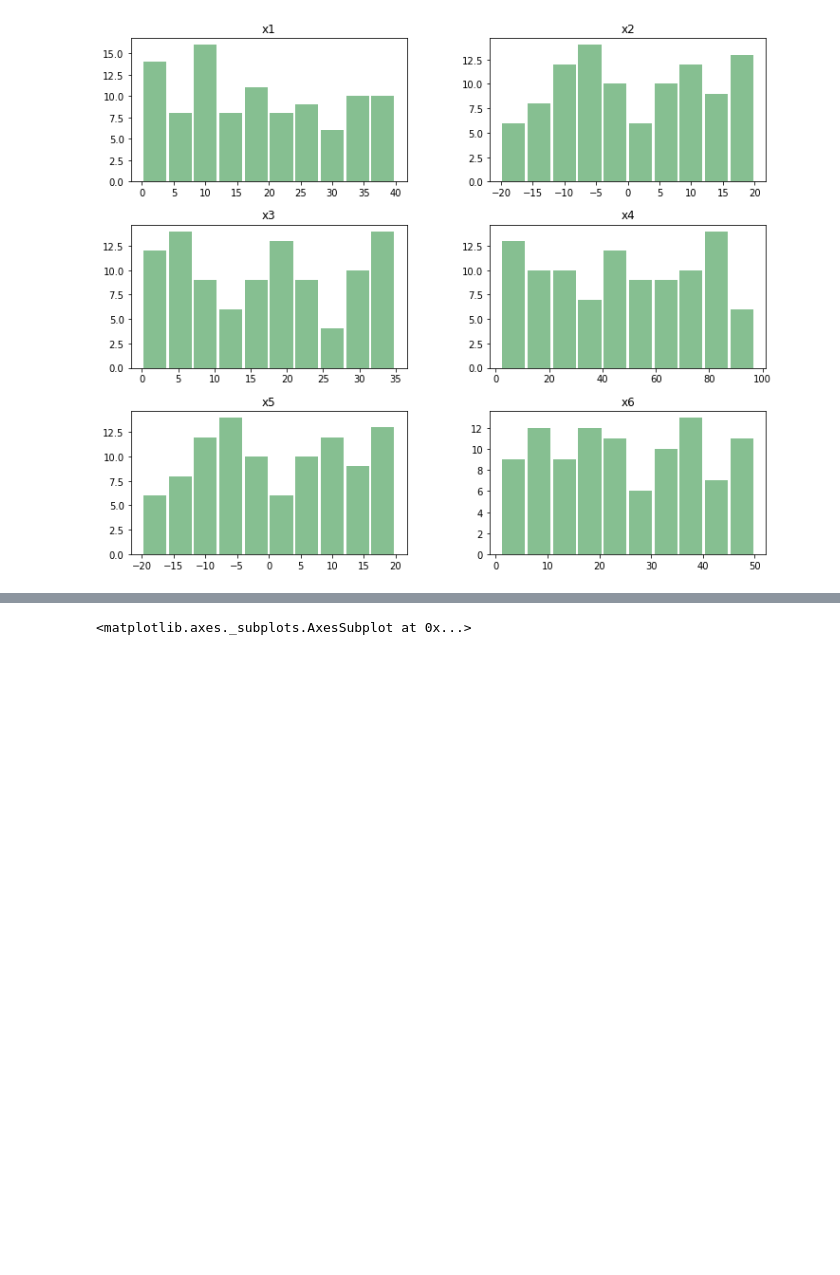
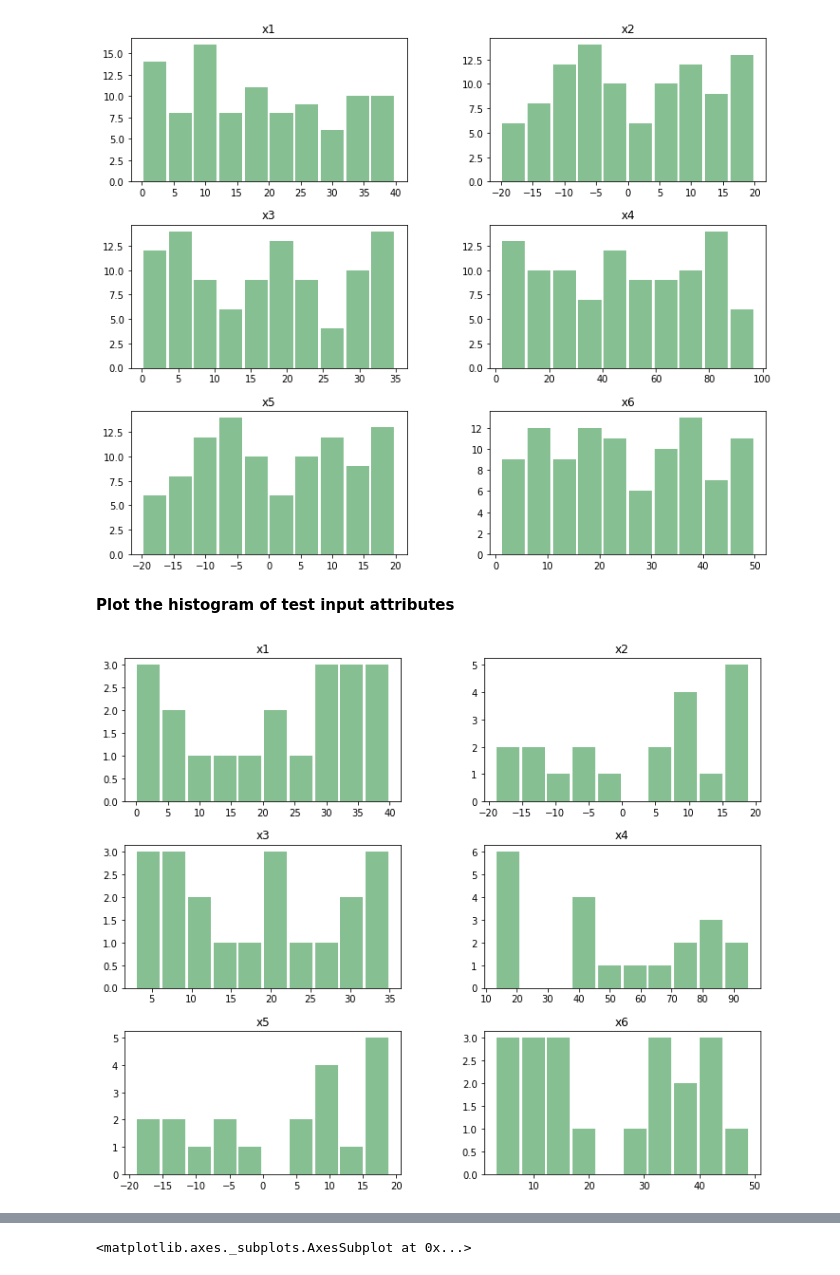
Before and after one commit to halilyaman/atlas-machine-learning, a Jupyter notebook: CE475_project.ipynb, the cells around one changed output, grey strips where cells are left out. Saved outputs shown, nothing was run; the diff lists cells and outputs as text; code cells hidden in the pictures; blank space fills up the shorter version.

```diff
--- a/CE475_project.ipynb
+++ b/CE475_project.ipynb
@@ -67,4 +79,15 @@ axs = training_inputs_df.hist(
     rwidth=0.9)
 # %% [output]
 [figure]
+# %% [markdown]
+**Plot the histogram of test input attributes**
+# %%
+X_test_hist = test_inputs_df.hist(
+    figsize=(12, 10),
+    grid=False,
+    color='#86bf91',
+    zorder=2,
+    rwidth=0.9)
+# %% [output]
+[figure, added]
 # %% [markdown]
```
Also changed, not shown: parts of 11 cells of this notebook.
